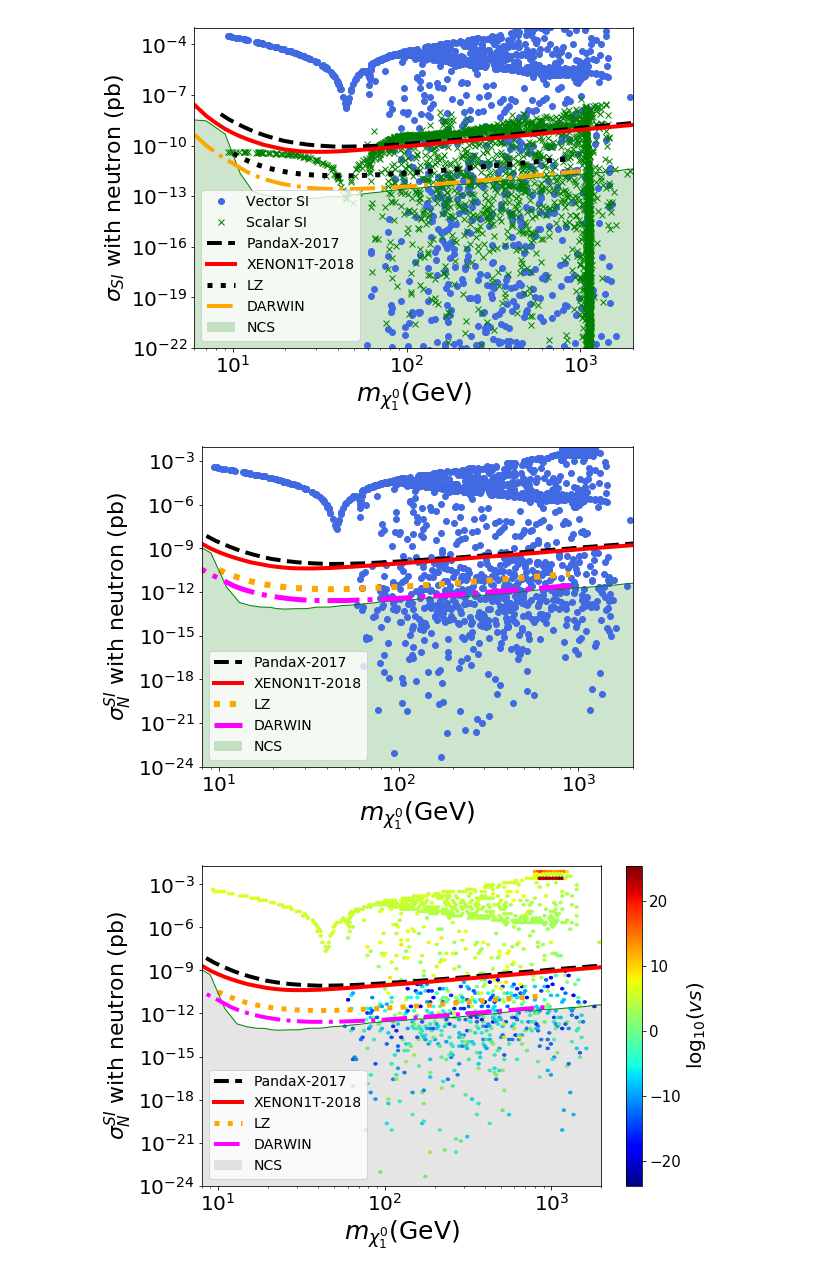
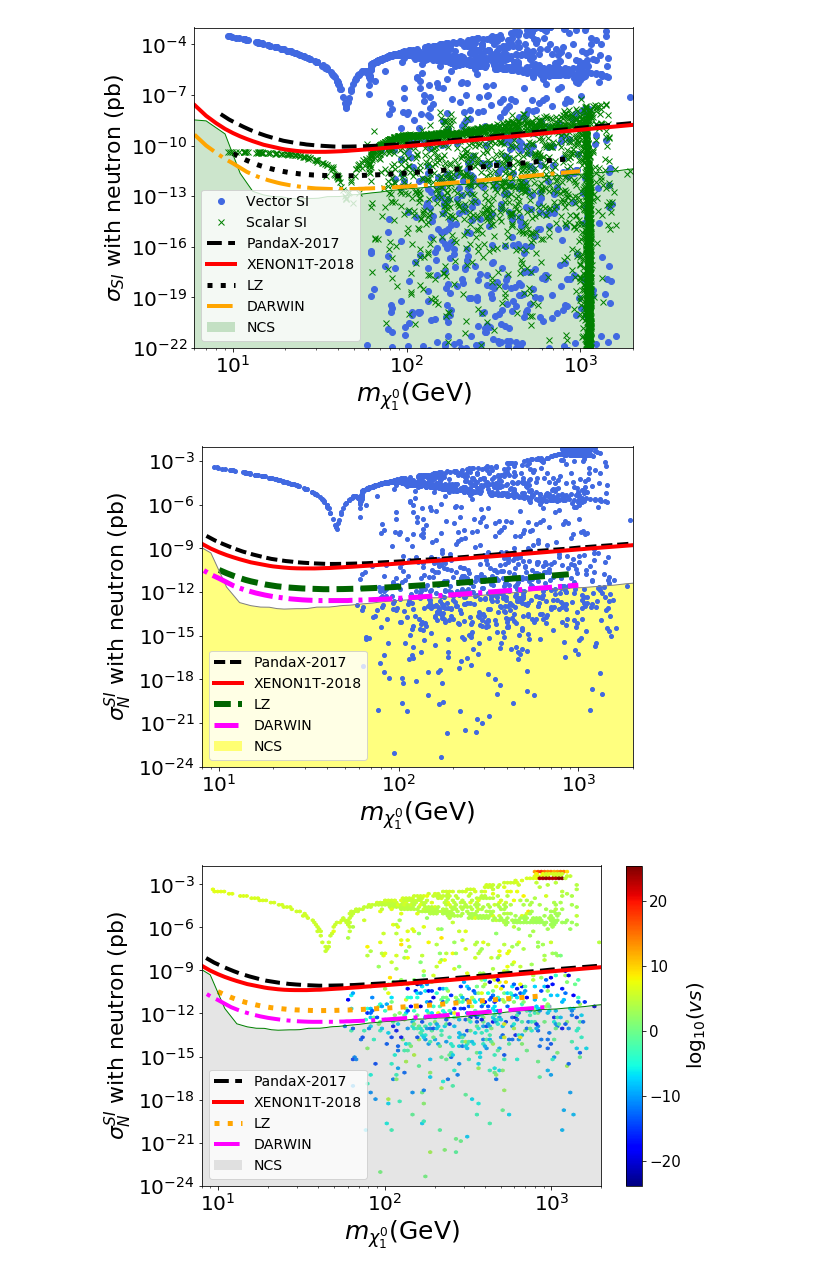
Before and after one commit to anferivera/SDdiracDM, a Jupyter notebook: run-model-general-scan_v2.ipynb, the cells around one changed output. Saved outputs shown, nothing was run; the diff lists cells and outputs as text; code cells hidden in the pictures.

```diff
--- a/run-model-general-scan_v2.ipynb
+++ b/run-model-general-scan_v2.ipynb
@@ -605,7 +605,7 @@ plt.show()
 # %%
 plt.figure(figsize=(8,6))
 
-plt.loglog(xDM.mChi1, xDM.NSI, color='royalblue', marker='o',linestyle='', label=r'')
+plt.loglog(xDM.mChi1, xDM.NSI, color='royalblue', marker='o',ms=4,linestyle='', label=r'')
 #plt.loglog(xDM.mChi1, xDM.NSI_vector, color='blue', marker='.',ms=6,linestyle='',label='Vector SI')
 #plt.loglog(xDM.mChi1, xDM.NSI_scalar, 'gx',ms=6,label='Scalar SI')
 
@@ -615,37 +615,37 @@ plt.loglog(m,pandaX(m)*1e+36,color='k',linestyle='dashed',lw=4,label='PandaX-201
 
 #XENON1T
 n=np.arange(1,9000)
 plt.loglog(n,XENON1T(n)*1e+36,'r-',lw=4,label='XENON1T-2018')
 
 #plt LZ
 n=np.arange(10,900)
-plt.semilogy(n,LZSI(n)*1e+36,color='orange',linestyle=':',lw=6,label='LZ')
+plt.semilogy(n,LZSI(n)*1e+36,color='darkgreen',linestyle='--',lw=6,label='LZ')
 
 #Neutrino coherent scattering
 n=np.arange(1,5.e+3,2)
-plt.loglog(n,NCS(n),color='green',lw=1.0,label='')
+plt.loglog(n,NCS(n),color='grey',lw=1.0,label='')
 back=[]
 for i in range(0,len(n)):
     m = NCS(n[i])
     back.append(m)
 back=np.asarray(back)
-plt.fill_between(n,1.e-38,back,facecolor='green',alpha=0.2,label='NCS')
+plt.fill_between(n,1.e-38,back,facecolor='yellow',alpha=0.5,label='NCS')
 
 # DARWIN SI
 n=np.arange(6,1000)
 plt.loglog(n,DARSI(n)*1e+36,color='magenta',linestyle='-.',lw=5,label='DARWIN')
 
 plt.xlabel(r'$m_{\chi^0_1}$(GeV)',size=25)
 plt.ylabel(r'$\sigma_N^{SI}$ with neutron (pb)',size=22)
 plt.legend(prop={'size':14},loc='best')
 plt.xlim(8,2.0e3)
 plt.ylim(1e-24,1e-2)
 
 plt.tight_layout()
 plt.savefig('plots/SI.pdf')
 #plt.show()
 # %% [output]
-[figure, old version]
+[figure, new version]
 # %%
 plt.figure(figsize=(9,6))
 
```
Also changed, not shown: parts of 24 cells of this notebook, 4 other files.
